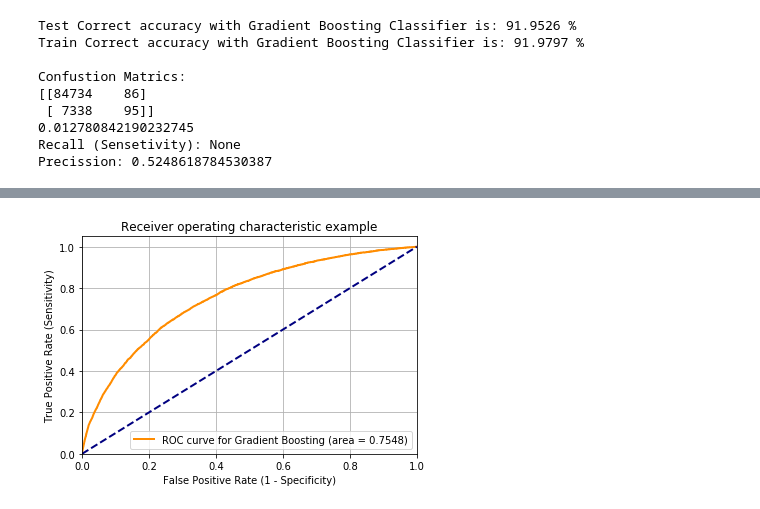
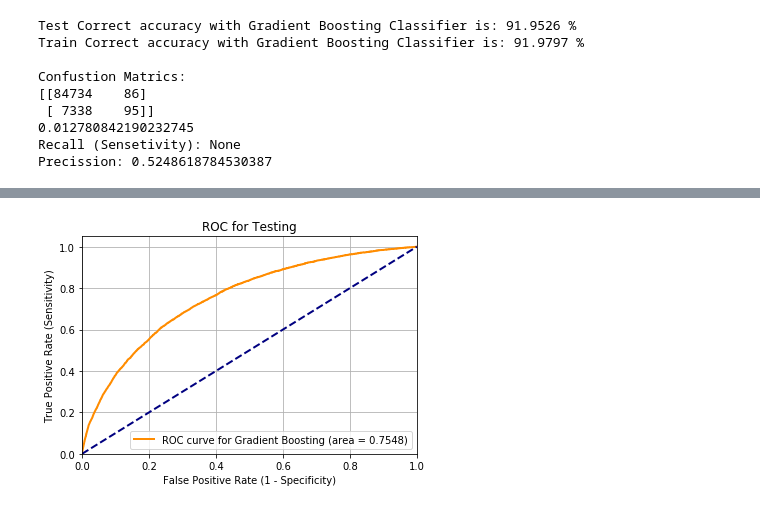
Before and after one commit to srastgou/Capstone-Project-Home-Credit-Default-Risk-, a Jupyter notebook: Capstone Proejct Home Credit Default Risk.ipynb, the cells around one changed output, grey strips where cells are left out. Cells and saved outputs as stored; diff of their text form; code cells hidden in the pictures.

```diff
--- a/Capstone Proejct Home Credit Default Risk.ipynb
+++ b/Capstone Proejct Home Credit Default Risk.ipynb
@@ -1332,19 +1453,19 @@ Precission: 0.5248618784530387
 # %%
 fpr, tpr, thresholds=roc_curve(y_test, y_pred_prob)
 roc_auc = auc(fpr, tpr)
 
 
 plt.figure()
 lw = 2
 plt.plot(fpr, tpr, color='darkorange',lw=lw, label='ROC curve for Gradient Boosting (area = %0.4f)' % roc_auc)
 plt.plot([0, 1], [0, 1],lw=lw, color='navy', linestyle='--')
 plt.xlim([0.0, 1.0])
 plt.ylim([0.0, 1.05])
 plt.xlabel('False Positive Rate (1 - Specificity)')
 plt.ylabel('True Positive Rate (Sensitivity)')
-plt.title('Receiver operating characteristic example')
+plt.title('ROC for Testing')
 plt.legend(loc="lower right")
 plt.grid(True)
 plt.show()
 # %% [output]
-[figure, old version]
+[figure, new version]
```
Also changed, not shown: parts of 19 cells of this notebook.
